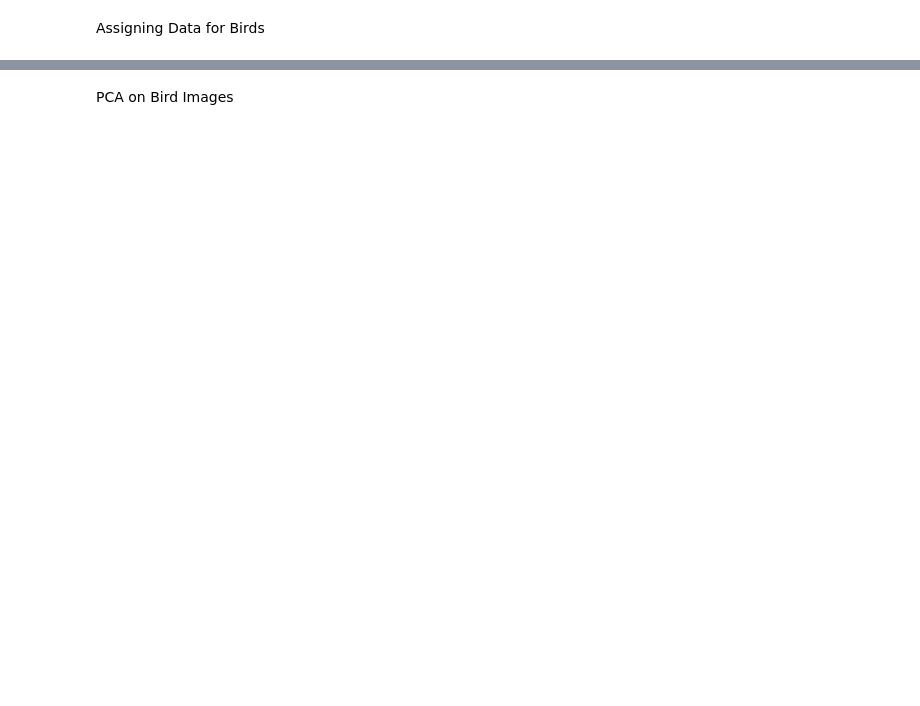
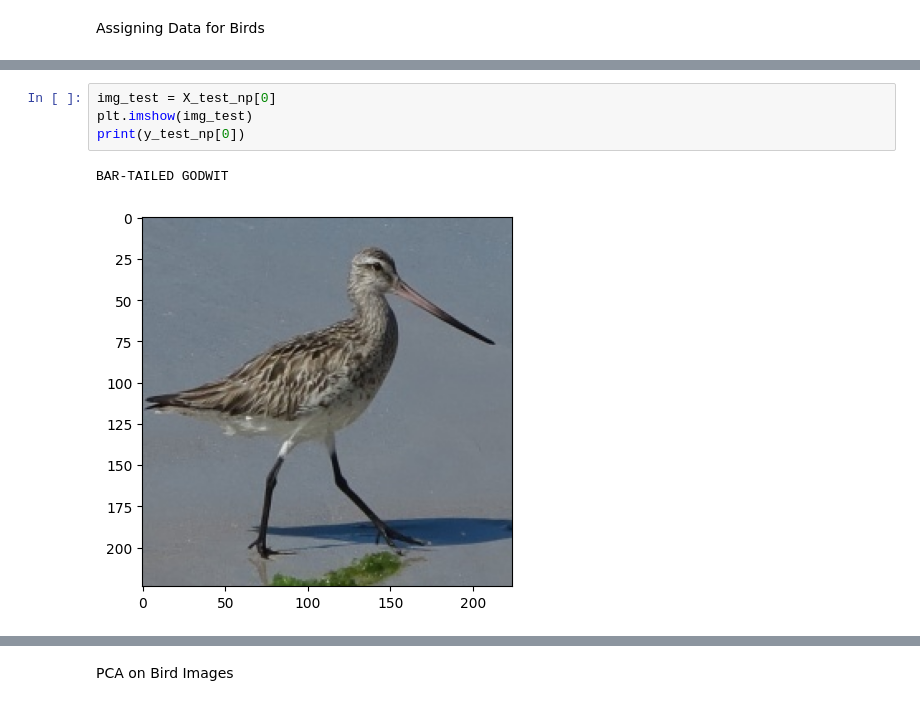
Before and after one commit to xorgoat/Chitter_ML, a Jupyter notebook: Bird Image Model.ipynb, the cells around one changed output, grey strips where cells are left out. Cells and saved outputs as stored; diff of their text form; blank space fills up the shorter version.

```diff
--- a/Bird Image Model.ipynb
+++ b/Bird Image Model.ipynb
@@ -125,0 +109,7 @@ y_valid =
+# %%
+img_test = X_test_np[0]
+plt.imshow(img_test)
+print(y_test_np[0])
+# %% [output]
+BAR-TAILED GODWIT
+[figure, added]
```
Also changed, not shown: parts of 12 cells of this notebook.
